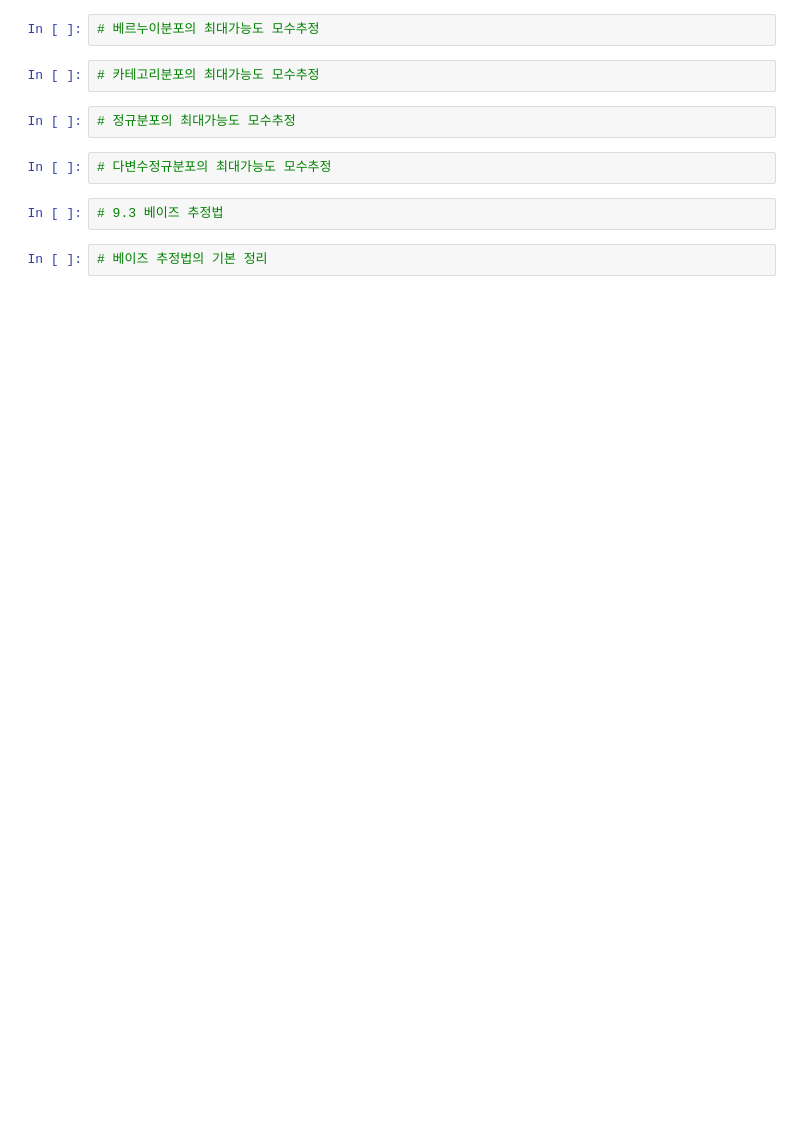
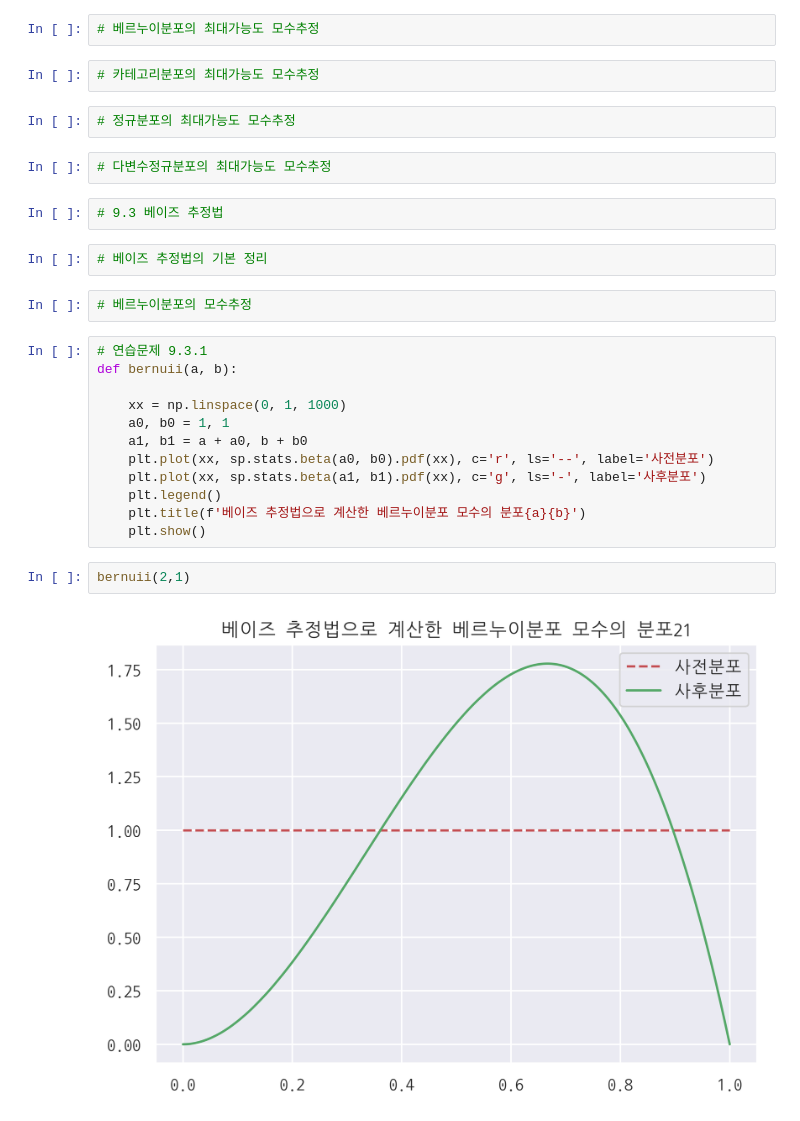
Before and after one commit to hmkim312/TIL, a Jupyter notebook: math/09_추정과 검정.ipynb, the cells around one changed output. Drawn from its saved outputs; the diff is of its cells as text; blank space fills up the shorter version.

```diff
--- a/math/09_추정과 검정.ipynb
+++ b/math/09_추정과 검정.ipynb
@@ -54,3 +54,21 @@ df
 # 9.3 베이즈 추정법
 # %%
 # 베이즈 추정법의 기본 정리
+# %%
+# 베르누이분포의 모수추정
+# %%
+# 연습문제 9.3.1
+def bernuii(a, b):
+
+    xx = np.linspace(0, 1, 1000)
+    a0, b0 = 1, 1
+    a1, b1 = a + a0, b + b0
+    plt.plot(xx, sp.stats.beta(a0, b0).pdf(xx), c='r', ls='--', label='사전분포')
+    plt.plot(xx, sp.stats.beta(a1, b1).pdf(xx), c='g', ls='-', label='사후분포')
+    plt.legend()
+    plt.title(f'베이즈 추정법으로 계산한 베르누이분포 모수의 분포{a}{b}')
+    plt.show()
+# %%
+bernuii(2,1)
+# %% [output]
+[figure, added]
```
Also changed, not shown: parts of 6 cells of this notebook.
